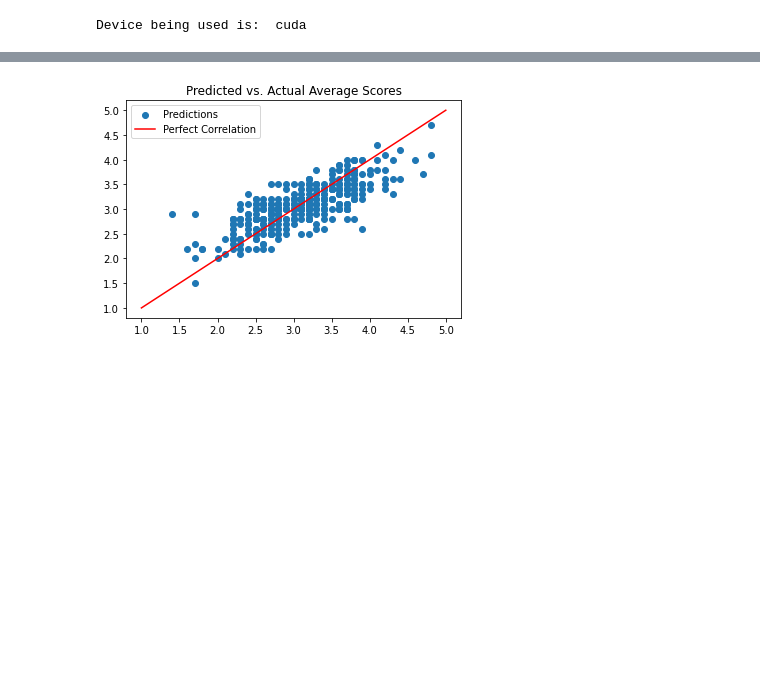
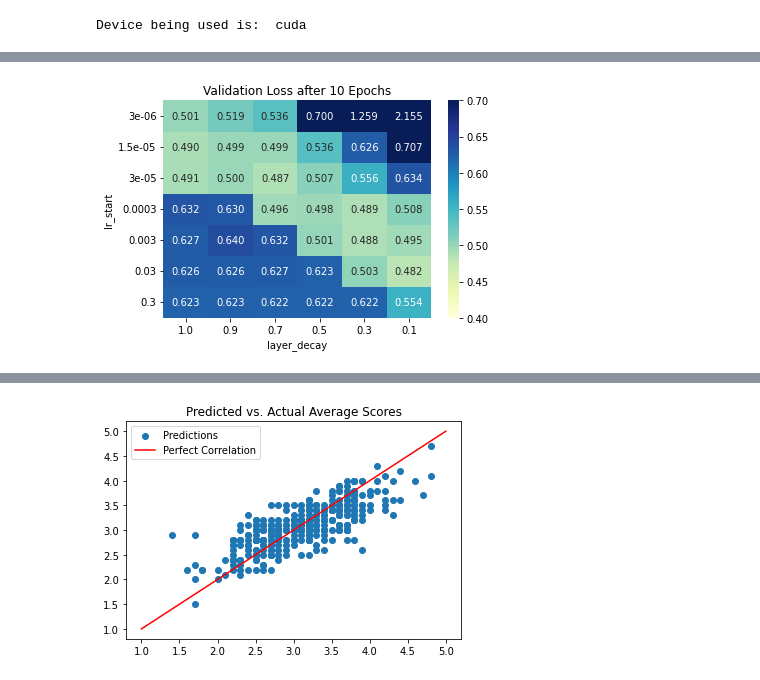
Before and after one commit to kdevoe/Essay-Scoring, a Jupyter notebook: ell-debertav3-base.ipynb, the cells around one changed output, grey strips where cells are left out. Drawn from its saved outputs; the diff is of its cells as text; code cells hidden in the pictures; blank space fills up the shorter version.

```diff
--- a/ell-debertav3-base.ipynb
+++ b/ell-debertav3-base.ipynb
@@ -599,0 +630,17 @@ if TRAIN:
+# %%
+# Display Results from Fine-Tuning
+fine_tune_folder = "../input/debertav3-ell-fine-tuning-results/"
+df_fine_tuned = pd.read_csv(fine_tune_folder + "Fine-Tuning-Results.csv")
+
+df_val = df_fine_tuned[df_fine_tuned['Type'] == 'val']
+
+df_val_pivot = df_val.pivot(index='lr_start', columns='layer_decay', values='10')
+
+df_val_pivot = df_val_pivot[df_val_pivot.columns[::-1]]
+
+sns.heatmap(df_val_pivot, annot=True, fmt=".3f", cmap="YlGnBu", vmin=0.4, vmax=0.7)
+plt.title("Validation Loss after 10 Epochs")
+
+plt.show()
+# %% [output]
+[figure, added]
```
Also changed, not shown: parts of 52 cells of this notebook.
